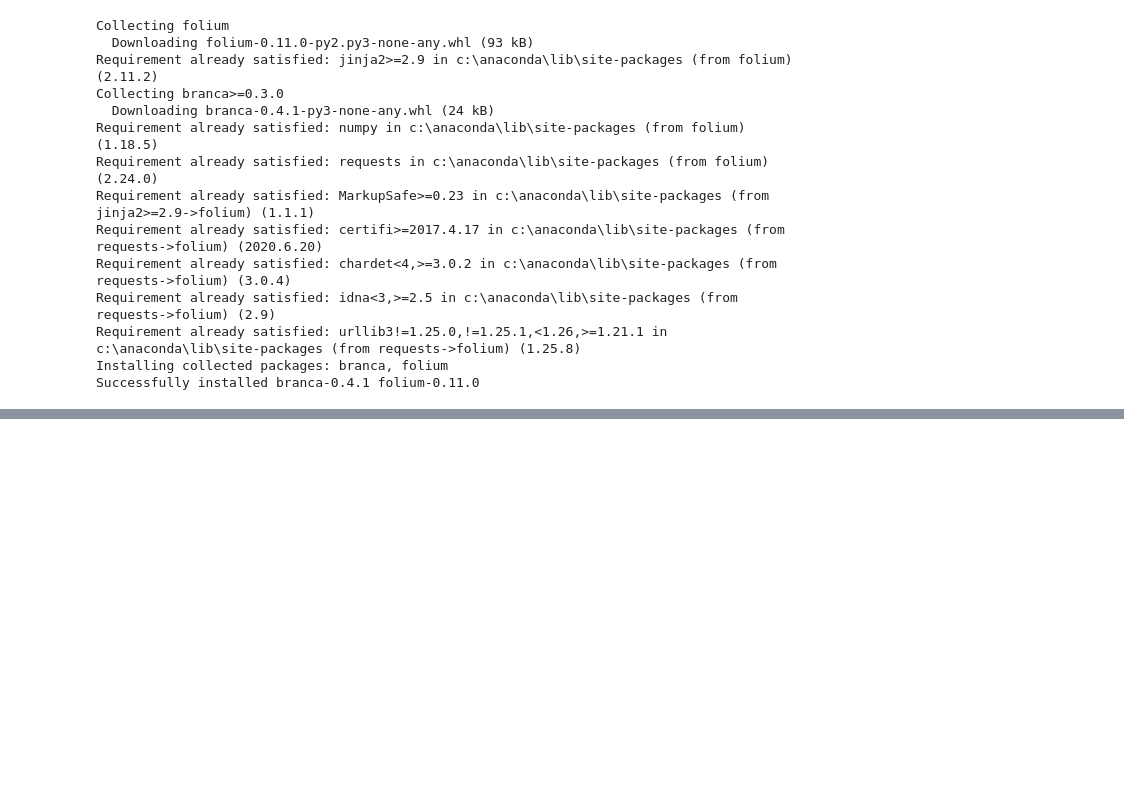
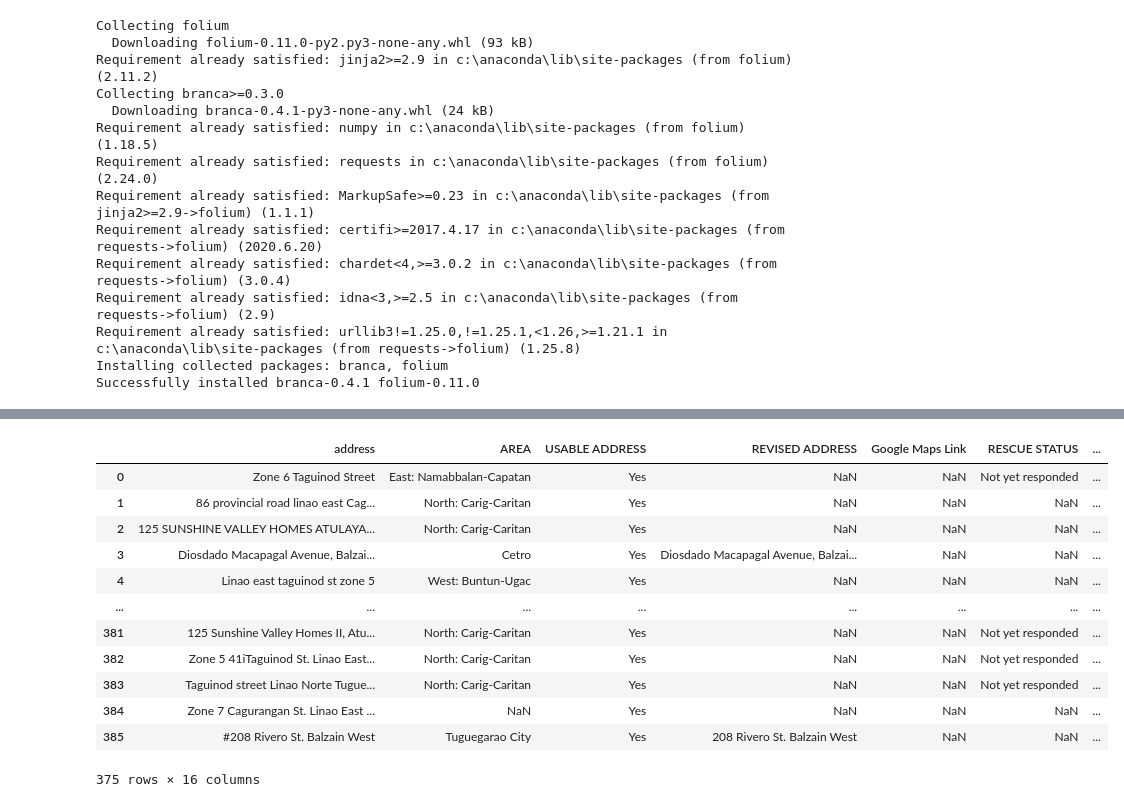
Before and after one commit to magoanalytics/cagayan-rescue-mapping, a Jupyter notebook: Cagayan Rescue Mapping.ipynb, the cells around one changed output, grey strips where cells are left out. Saved outputs shown, nothing was run; the diff lists cells and outputs as text; code cells hidden in the pictures; blank space fills up the shorter version.

```diff
--- a/Cagayan Rescue Mapping.ipynb
+++ b/Cagayan Rescue Mapping.ipynb
@@ -165,3 +180,5 @@ import folium
+# %%
+df['info'] = [' DETAILS: '.join(i) for i in zip(df['address'].astype(str),df['NOTES'].astype(str))]
 # %%
 map1 = folium.Map(
     location=[17.6445371,121.7259032 ],
@@ -174,3 +191,19 @@ map1
 [interactive output not drawn]
 # %%
 map1.save('tuguegarao.html')
+# %%
+df
+# %% [output]
+|  | address | AREA | USABLE ADDRESS | REVISED ADDRESS | Google Maps Link | RESCUE STATUS | ... |
+| 0 | Zone 6 Taguinod Street | East: Namabbalan-Capatan | Yes | NaN | NaN | Not yet responded | ... |
+| 1 | 86 provincial road linao east Cag... | North: Carig-Caritan | Yes | NaN | NaN | NaN | ... |
+| 2 | 125 SUNSHINE VALLEY HOMES ATULAYA... | North: Carig-Caritan | Yes | NaN | NaN | NaN | ... |
+| 3 | Diosdado Macapagal Avenue, Balzai... | Cetro | Yes | Diosdado Macapagal Avenue, Balzai... | NaN | NaN | ... |
+| 4 | Linao east taguinod st zone 5 | West: Buntun-Ugac | Yes | NaN | NaN | NaN | ... |
+| ... | ... | ... | ... | ... | ... | ... | ... |
+| 381 | 125 Sunshine Valley Homes II, Atu... | North: Carig-Caritan | Yes | NaN | NaN | Not yet responded | ... |
+| 382 | Zone 5 41iTaguinod St. Linao East... | North: Carig-Caritan | Yes | NaN | NaN | Not yet responded | ... |
+| 383 | Taguinod street Linao Norte Tugue... | North: Carig-Caritan | Yes | NaN | NaN | Not yet responded | ... |
+| 384 | Zone 7 Cagurangan St. Linao East ... | NaN | Yes | NaN | NaN | NaN | ... |
+| 385 | #208 Rivero St. Balzain West | Tuguegarao City | Yes | 208 Rivero St. Balzain West | NaN | NaN | ... |
+375 rows × 16 columns
```
Also changed, not shown: parts of 2 cells of this notebook, 1 other file.
